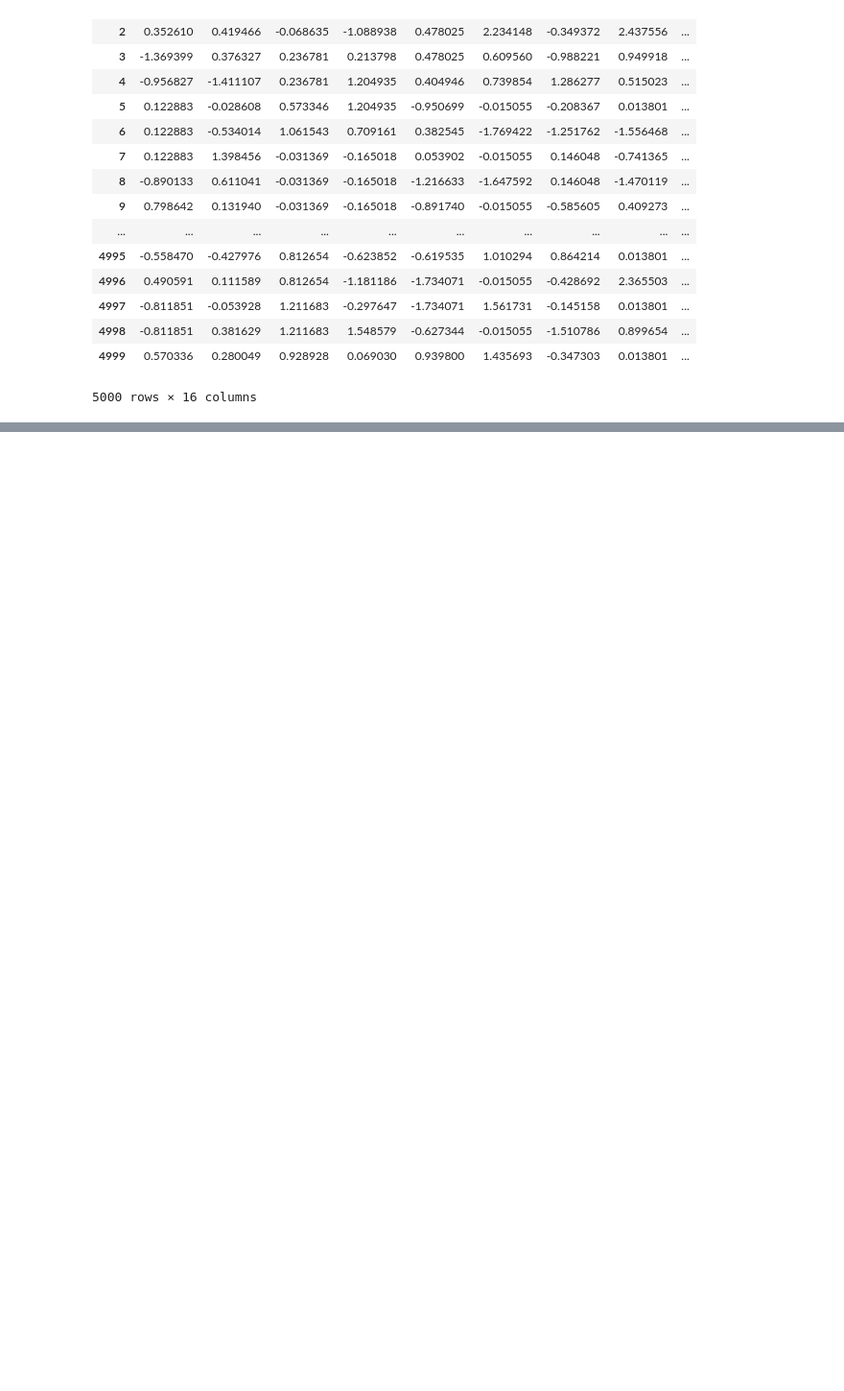
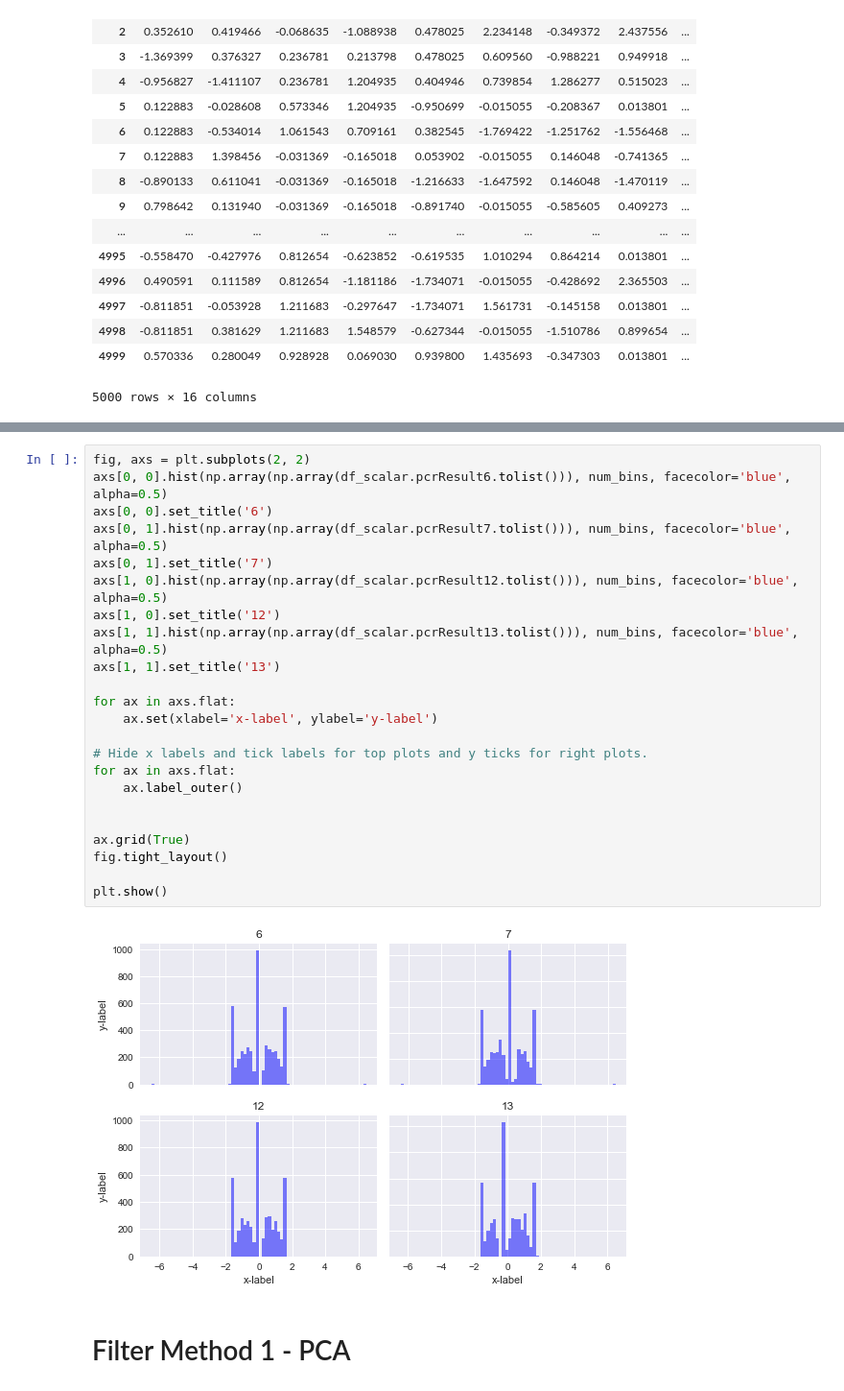
Before and after one commit to aka-sova/236756_Introduction_to_ML, a Jupyter notebook: hw2/wet_alex/data_exploration_virus.ipynb, the cells around one changed output, grey strips where cells are left out. Shown at 96% size. Cells and saved outputs as stored; diff of their text form; blank space fills up the shorter version.

```diff
--- a/hw2/wet_alex/data_exploration_virus.ipynb
+++ b/hw2/wet_alex/data_exploration_virus.ipynb
@@ -358,0 +386,27 @@ df_qt
+# %%
+fig, axs = plt.subplots(2, 2)
+axs[0, 0].hist(np.array(np.array(df_scalar.pcrResult6.tolist())), num_bins, facecolor='blue', alpha=0.5)
+axs[0, 0].set_title('6')
+axs[0, 1].hist(np.array(np.array(df_scalar.pcrResult7.tolist())), num_bins, facecolor='blue', alpha=0.5)
+axs[0, 1].set_title('7')
+axs[1, 0].hist(np.array(np.array(df_scalar.pcrResult12.tolist())), num_bins, facecolor='blue', alpha=0.5)
+axs[1, 0].set_title('12')
+axs[1, 1].hist(np.array(np.array(df_scalar.pcrResult13.tolist())), num_bins, facecolor='blue', alpha=0.5)
+axs[1, 1].set_title('13')
+
+for ax in axs.flat:
+    ax.set(xlabel='x-label', ylabel='y-label')
+
+# Hide x labels and tick labels for top plots and y ticks for right plots.
+for ax in axs.flat:
+    ax.label_outer()
+
+
+ax.grid(True)
+fig.tight_layout()
+
+plt.show()
+# %% [output]
+[figure, added]
+# %% [markdown]
+# Filter Method 1 - PCA
```
Also changed, not shown: parts of 5 cells of this notebook.
